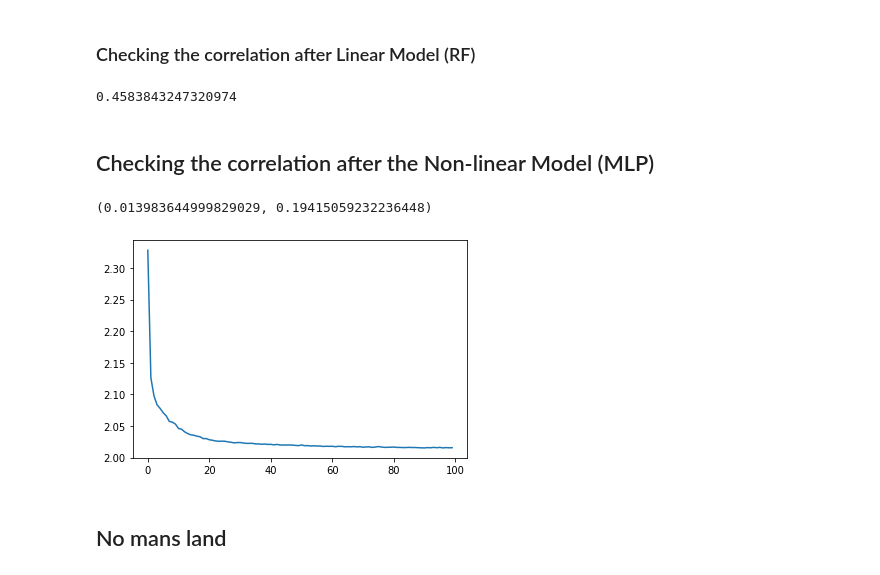
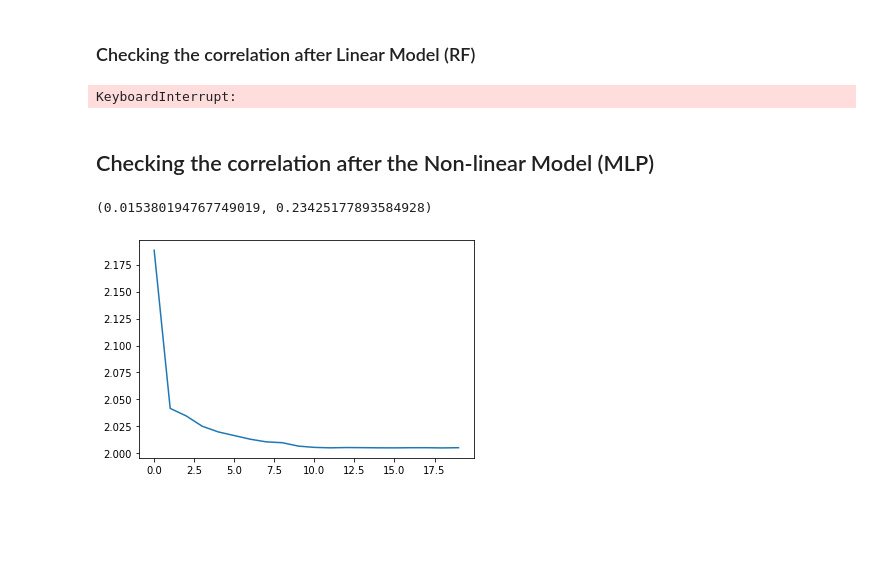
Before and after one commit to Hernanros/SOTA, a Jupyter notebook: notebooks/[SS]Testing_eval_data_corr.ipynb, the cells around one changed output. Cells and saved outputs as stored; diff of their text form; code cells hidden in the pictures; blank space fills up the shorter version.

Commit message:
Working on exploring the metrics

```diff
--- a/notebooks/[SS]Testing_eval_data_corr.ipynb
+++ b/notebooks/[SS]Testing_eval_data_corr.ipynb
@@ -22,8 +24,8 @@ from src import metric_exploration
 # %%
 PATH_DATA = Path(os.getcwd()).resolve() / 'data'
-PATH_COMBINED = PATH_DATA / 'full_DS' / 'full_metrics.csv'
-PATH_STS = PATH_DATA / 'eval_data' / 'sts.csv'
-PATH_QQP = PATH_DATA / 'eval_data'/ 'qqp.csv'
+PATH_COMBINED = PATH_DATA / 'datasets' / 'combined_dataset.csv'
+PATH_STS = PATH_DATA / 'datasets' / 'sts.csv'
+PATH_QQP = PATH_DATA / 'datasets'/ 'qqp.csv'
 # %%
 metrics = ['bleu',
            'bleu1',
@@ -41,5 +82,5 @@ metrics = ['bleu',
 # %% [markdown]
 ### Getting the Train/Test Data
 # %%
-X_train, X_test, y_train, y_test = model_corr.get_train_test_data(train_path = PATH_COMBINED,test_path = PATH_STS, all_metrics=metrics)
+X_train, X_test, y_train, y_test = model_corr.get_train_test_data(train_path = PATH_COMBINED, all_metrics=metrics, scale_label = False)
 # %% [output]
@@ -57,15 +107,16 @@ Name: 0, dtype: object
 # %% [markdown]
 ### Checking the correlation after Linear Model (RF)
-# %%
-model_corr.RF_corr(X_train,X_test,y_train,y_test)
-# %% [output]
-0.4583843247320974
+# %%
+pearsonr, model = model_corr.RF_corr(X_train,X_test,y_train,y_test,10)
+print("Correlation is: ", pearsonr)
+feature = pd.DataFrame([model.feature_importances_], columns=X_train.columns, index = ["Importance"]).T
+feature.sort_values("Importance",ascending=False)[:3]
+# %% [output]
+KeyboardInterrupt:
 # %% [markdown]
 ## Checking the correlation after the Non-linear Model (MLP)
 # %%
-model_corr.MLP_corr(X_train,X_test,y_train,y_test, num_hl=64, batch_size = 64, num_epochs=100, lr=1e-4)
+model_corr.MLP_corr(X_train,X_test,y_train,y_test, num_hl=64, batch_size = 32, num_epochs=20, lr=1e-3)
 # %% [output]
-(0.013983644999829029, 0.19415059232236448)
+(0.015380194767749019, 0.23425177893584928)
-[figure, old version]
+[figure, new version]
-# %% [markdown]
-## No mans land
```
Also changed, not shown: parts of 9 cells of this notebook, 2 other files.
